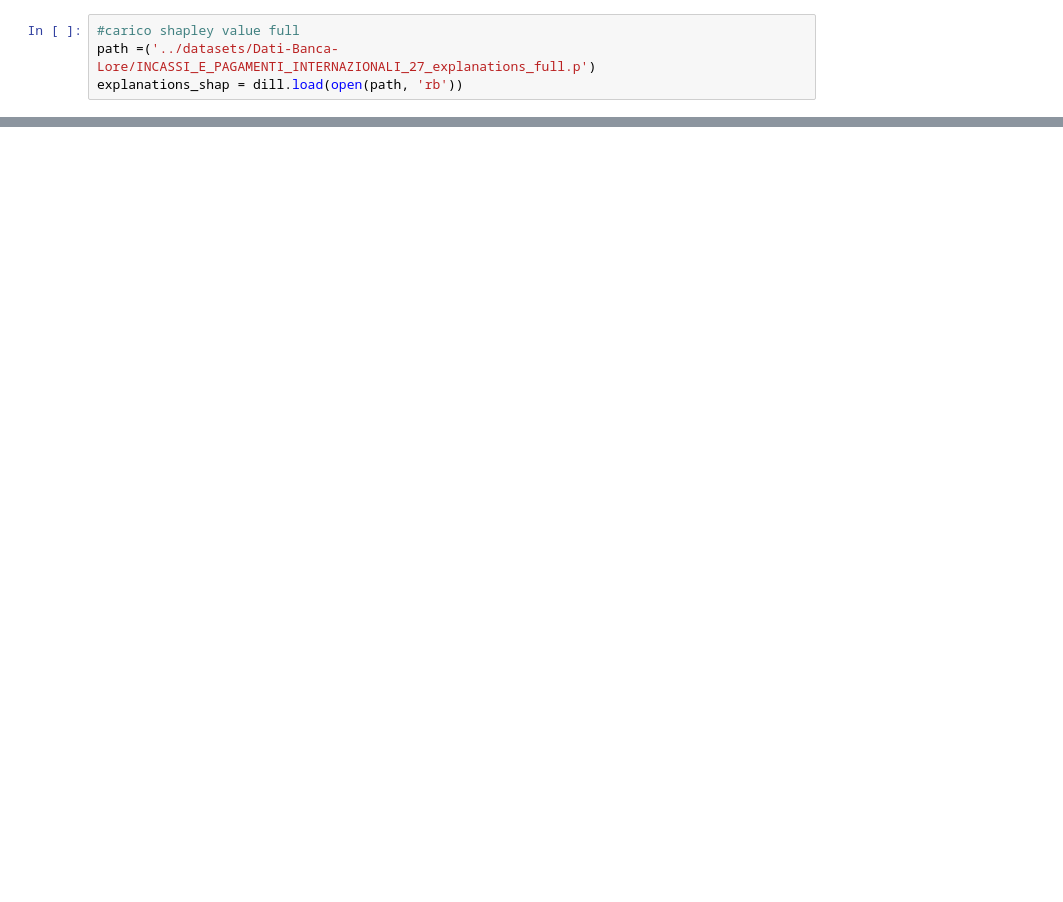
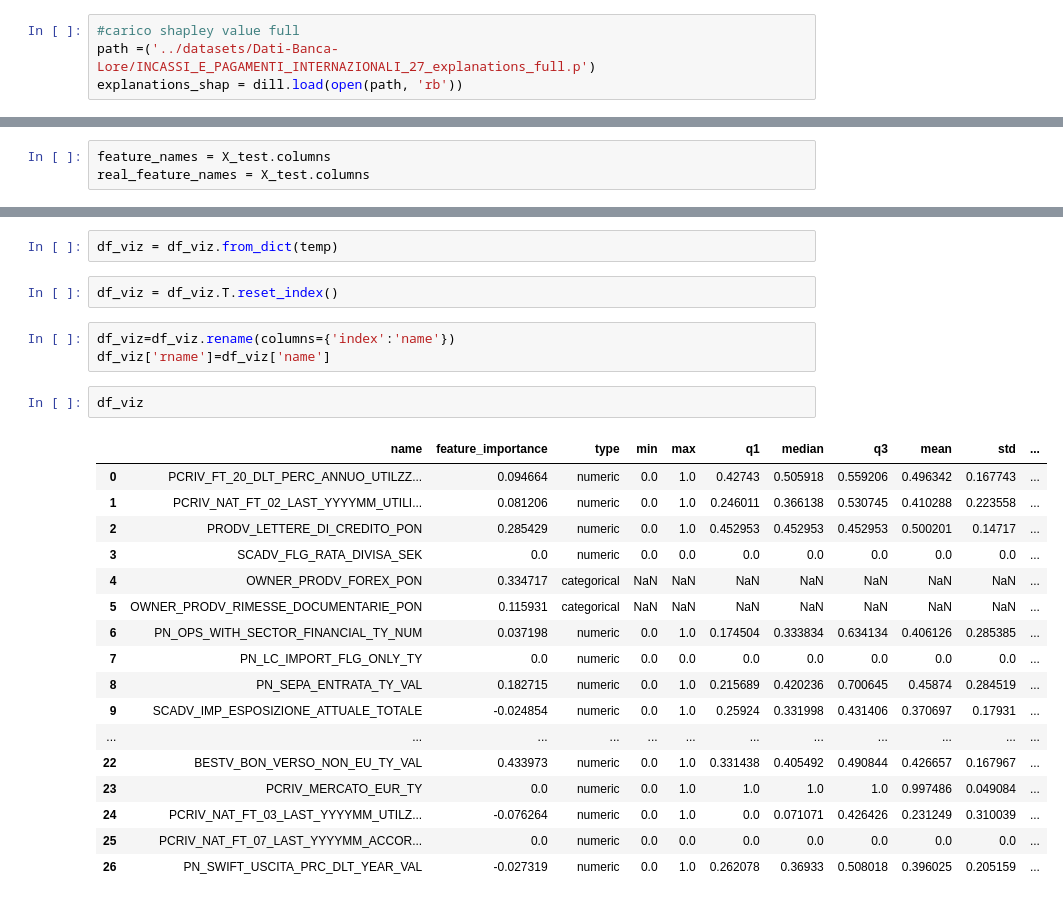
Before and after one commit to Elecapp/xai-visualization_rules_fi, a Jupyter notebook: notebooks/narets.ipynb, the cells around one changed output, grey strips where cells are left out. Cells and saved outputs as stored; diff of their text form; blank space fills up the shorter version.

```diff
--- a/notebooks/narets.ipynb
+++ b/notebooks/narets.ipynb
@@ -1190,0 +1206,3 @@ print('Predicted class ',bb.predict(inst.reshape(1, -1)))
+# %%
+feature_names = X_test.columns
+real_feature_names = X_test.columns
@@ -1190,0 +1309,27 @@ print('Predicted class ',bb.predict(inst.reshape(1, -1)))
+# %%
+df_viz = df_viz.from_dict(temp)
+# %%
+df_viz = df_viz.T.reset_index()
+# %%
+df_viz=df_viz.rename(columns={'index':'name'})
+df_viz['rname']=df_viz['name']
+# %%
+df_viz
+# %% [output]
+|  | name | feature_importance | type | min | max | q1 | median | q3 | mean | std | ... |
+| 0 | PCRIV_FT_20_DLT_PERC_ANNUO_UTILZZ... | 0.094664 | numeric | 0.0 | 1.0 | 0.42743 | 0.505918 | 0.559206 | 0.496342 | 0.167743 | ... |
+| 1 | PCRIV_NAT_FT_02_LAST_YYYYMM_UTILI... | 0.081206 | numeric | 0.0 | 1.0 | 0.246011 | 0.366138 | 0.530745 | 0.410288 | 0.223558 | ... |
+| 2 | PRODV_LETTERE_DI_CREDITO_PON | 0.285429 | numeric | 0.0 | 1.0 | 0.452953 | 0.452953 | 0.452953 | 0.500201 | 0.14717 | ... |
+| 3 | SCADV_FLG_RATA_DIVISA_SEK | 0.0 | numeric | 0.0 | 0.0 | 0.0 | 0.0 | 0.0 | 0.0 | 0.0 | ... |
+| 4 | OWNER_PRODV_FOREX_PON | 0.334717 | categorical | NaN | NaN | NaN | NaN | NaN | NaN | NaN | ... |
+| 5 | OWNER_PRODV_RIMESSE_DOCUMENTARIE_PON | 0.115931 | categorical | NaN | NaN | NaN | NaN | NaN | NaN | NaN | ... |
+| 6 | PN_OPS_WITH_SECTOR_FINANCIAL_TY_NUM | 0.037198 | numeric | 0.0 | 1.0 | 0.174504 | 0.333834 | 0.634134 | 0.406126 | 0.285385 | ... |
+| 7 | PN_LC_IMPORT_FLG_ONLY_TY | 0.0 | numeric | 0.0 | 0.0 | 0.0 | 0.0 | 0.0 | 0.0 | 0.0 | ... |
+| 8 | PN_SEPA_ENTRATA_TY_VAL | 0.182715 | numeric | 0.0 | 1.0 | 0.215689 | 0.420236 | 0.700645 | 0.45874 | 0.284519 | ... |
+| 9 | SCADV_IMP_ESPOSIZIONE_ATTUALE_TOTALE | -0.024854 | numeric | 0.0 | 1.0 | 0.25924 | 0.331998 | 0.431406 | 0.370697 | 0.17931 | ... |
+| ... | ... | ... | ... | ... | ... | ... | ... | ... | ... | ... | ... |
+| 22 | BESTV_BON_VERSO_NON_EU_TY_VAL | 0.433973 | numeric | 0.0 | 1.0 | 0.331438 | 0.405492 | 0.490844 | 0.426657 | 0.167967 | ... |
+| 23 | PCRIV_MERCATO_EUR_TY | 0.0 | numeric | 0.0 | 1.0 | 1.0 | 1.0 | 1.0 | 0.997486 | 0.049084 | ... |
+| 24 | PCRIV_NAT_FT_03_LAST_YYYYMM_UTILZ... | -0.076264 | numeric | 0.0 | 1.0 | 0.0 | 0.071071 | 0.426426 | 0.231249 | 0.310039 | ... |
+| 25 | PCRIV_NAT_FT_07_LAST_YYYYMM_ACCOR... | 0.0 | numeric | 0.0 | 0.0 | 0.0 | 0.0 | 0.0 | 0.0 | 0.0 | ... |
+| 26 | PN_SWIFT_USCITA_PRC_DLT_YEAR_VAL | -0.027319 | numeric | 0.0 | 1.0 | 0.262078 | 0.36933 | 0.508018 | 0.396025 | 0.205159 | ... |
```
Also changed, not shown: parts of 73 cells of this notebook, 1 other file.
